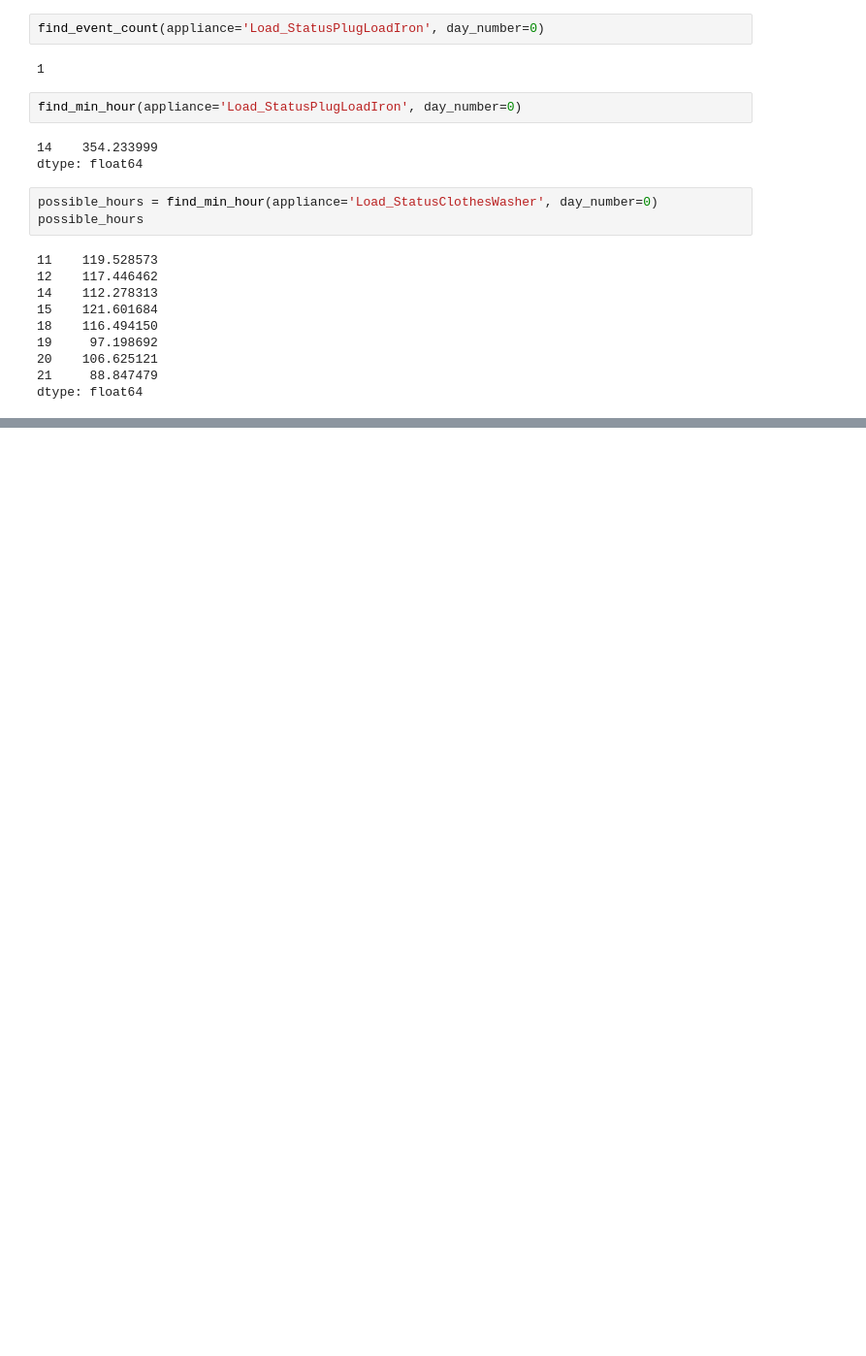
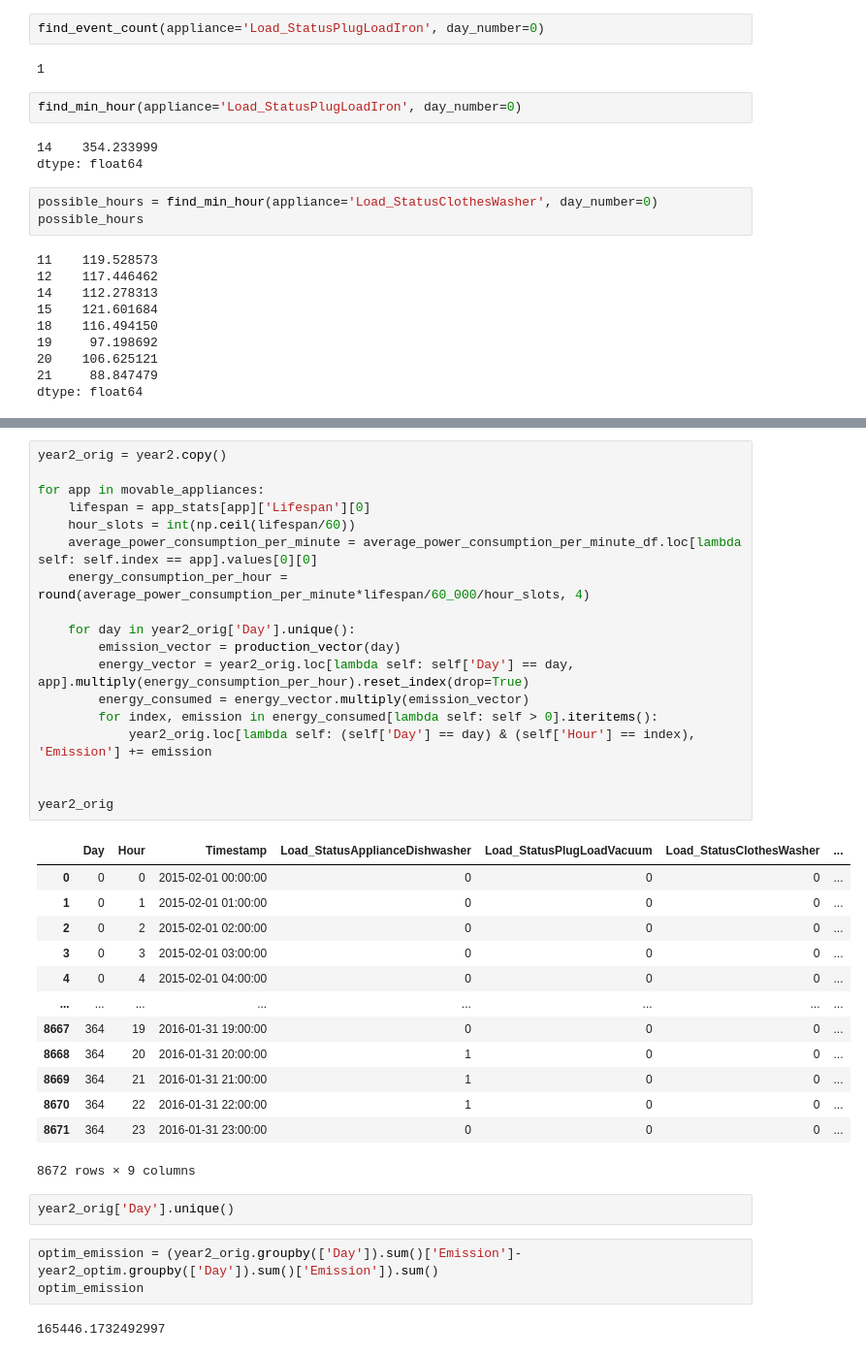
Before and after one commit to christiannielsen98/Datavidenskab-P6, a Jupyter notebook: Project/_07OptimiseConsumption/lifespan_consumption_matrix.ipynb, the cells around one changed output, grey strips where cells are left out. Shown at 97% size. Drawn from its saved outputs; the diff is of its cells as text; blank space fills up the shorter version.

```diff
--- a/Project/_07OptimiseConsumption/lifespan_consumption_matrix.ipynb
+++ b/Project/_07OptimiseConsumption/lifespan_consumption_matrix.ipynb
@@ -325,0 +379,39 @@ optim_dict
+# %%
+year2_orig = year2.copy()
+
+for app in movable_appliances:
+    lifespan = app_stats[app]['Lifespan'][0]
+    hour_slots = int(np.ceil(lifespan/60))
+    average_power_consumption_per_minute = average_power_consumption_per_minute_df.loc[lambda self: self.index == app].values[0][0]
+    energy_consumption_per_hour = round(average_power_consumption_per_minute*lifespan/60_000/hour_slots, 4)
+
+    for day in year2_orig['Day'].unique():
+        emission_vector = production_vector(day)
+        energy_vector = year2_orig.loc[lambda self: self['Day'] == day, app].multiply(energy_consumption_per_hour).reset_index(drop=True)
+        energy_consumed = energy_vector.multiply(emission_vector)
+        for index, emission in energy_consumed[lambda self: self > 0].iteritems():
+            year2_orig.loc[lambda self: (self['Day'] == day) & (self['Hour'] == index), 'Emission'] += emission
+
+
+year2_orig
+# %% [output]
+|  | Day | Hour | Timestamp | Load_StatusApplianceDishwasher | Load_StatusPlugLoadVacuum | Load_StatusClothesWasher | ... |
+| 0 | 0 | 0 | 2015-02-01 00:00:00 | 0 | 0 | 0 | ... |
+| 1 | 0 | 1 | 2015-02-01 01:00:00 | 0 | 0 | 0 | ... |
+| 2 | 0 | 2 | 2015-02-01 02:00:00 | 0 | 0 | 0 | ... |
+| 3 | 0 | 3 | 2015-02-01 03:00:00 | 0 | 0 | 0 | ... |
+| 4 | 0 | 4 | 2015-02-01 04:00:00 | 0 | 0 | 0 | ... |
+| ... | ... | ... | ... | ... | ... | ... | ... |
+| 8667 | 364 | 19 | 2016-01-31 19:00:00 | 0 | 0 | 0 | ... |
+| 8668 | 364 | 20 | 2016-01-31 20:00:00 | 1 | 0 | 0 | ... |
+| 8669 | 364 | 21 | 2016-01-31 21:00:00 | 1 | 0 | 0 | ... |
+| 8670 | 364 | 22 | 2016-01-31 22:00:00 | 1 | 0 | 0 | ... |
+| 8671 | 364 | 23 | 2016-01-31 23:00:00 | 0 | 0 | 0 | ... |
+8672 rows × 9 columns
+# %%
+year2_orig['Day'].unique()
+# %%
+optim_emission = (year2_orig.groupby(['Day']).sum()['Emission']-year2_optim.groupby(['Day']).sum()['Emission']).sum()
+optim_emission
+# %% [output]
+165446.1732492997
```
Also changed, not shown: parts of 19 cells of this notebook, 1 other file.
